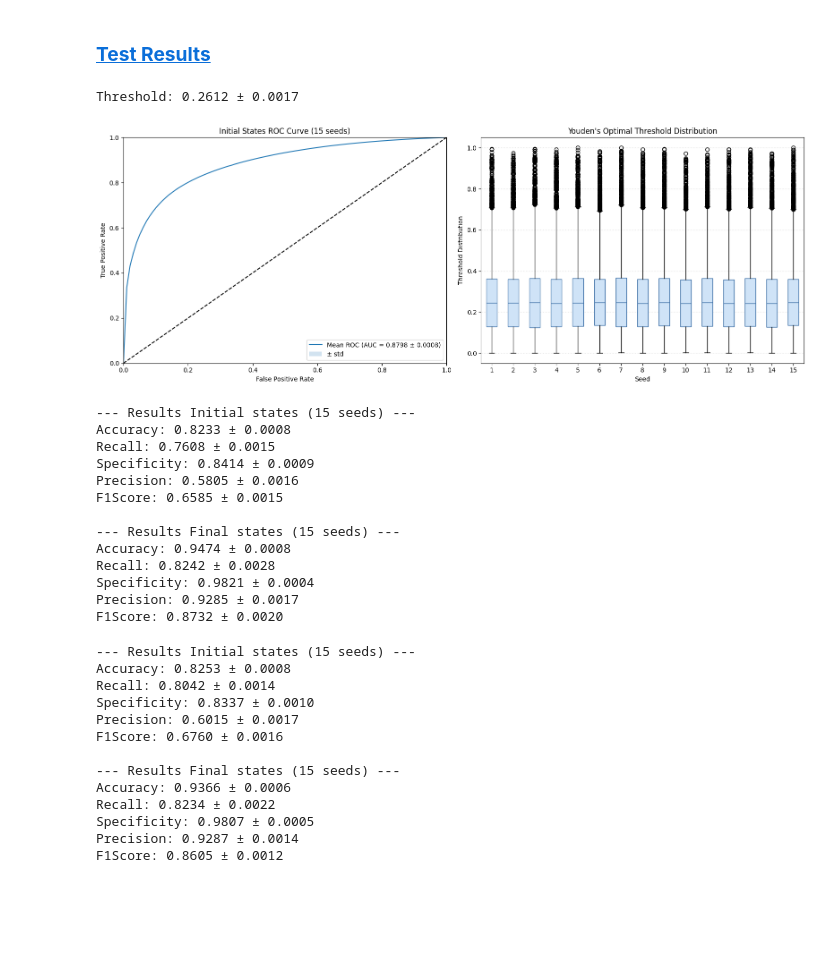
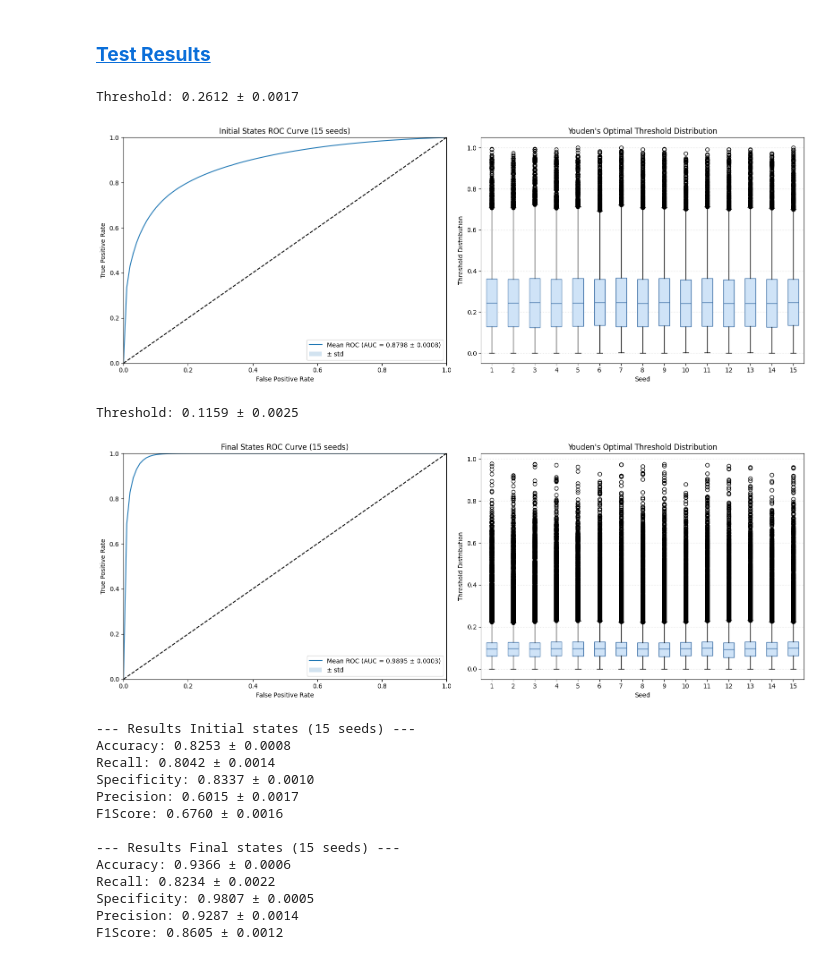
Before and after one commit to ayrna/reverseGoLwithCNN, a Jupyter notebook: PyTorch/Notebooks/Results_DiffGoL.ipynb, the cells around one changed output. Saved outputs shown, nothing was run; the diff lists cells and outputs as text; code cells hidden in the pictures; blank space fills up the shorter version.

```diff
--- a/PyTorch/Notebooks/Results_DiffGoL.ipynb
+++ b/PyTorch/Notebooks/Results_DiffGoL.ipynb
@@ -52,26 +49,11 @@ val_loss: 0.6272 ± 0.0047
 # %% [markdown]
 ### <span style='color:rgb(10,110,217)'><u>**Test Results**</u></span>
 # %%
-threshold, all_board_thresholds = eval_tools.computeROC(predictions_paths, test_data, 'init', shape)
+threshold, init_thresholds = eval_tools.computeROC(predictions_paths, test_data, 'init', shape)
+threshold, fin_thresholds = eval_tools.computeROC(predictions_paths, test_data, 'fin', shape)
 # %% [output]
 Threshold: 0.2612 ± 0.0017
 [figure]
+Threshold: 0.1159 ± 0.0025
+[figure, added]
-# %%
-eval_tools.computeCM(predictions_paths, test_data, metrics2compute, threshold, shape, 'init')
-print('')
-eval_tools.computeCM(predictions_paths, test_data, metrics2compute, threshold, shape, 'fin')
-# %% [output]
---- Results Initial states (15 seeds) ---
-Accuracy: 0.8233 ± 0.0008
-Recall: 0.7608 ± 0.0015
-Specificity: 0.8414 ± 0.0009
-Precision: 0.5805 ± 0.0016
-F1Score: 0.6585 ± 0.0015
-
---- Results Final states (15 seeds) ---
-Accuracy: 0.9474 ± 0.0008
-Recall: 0.8242 ± 0.0028
-Specificity: 0.9821 ± 0.0004
-Precision: 0.9285 ± 0.0017
-F1Score: 0.8732 ± 0.0020
 # %%
```
Also changed, not shown: parts of 2 cells of this notebook.
